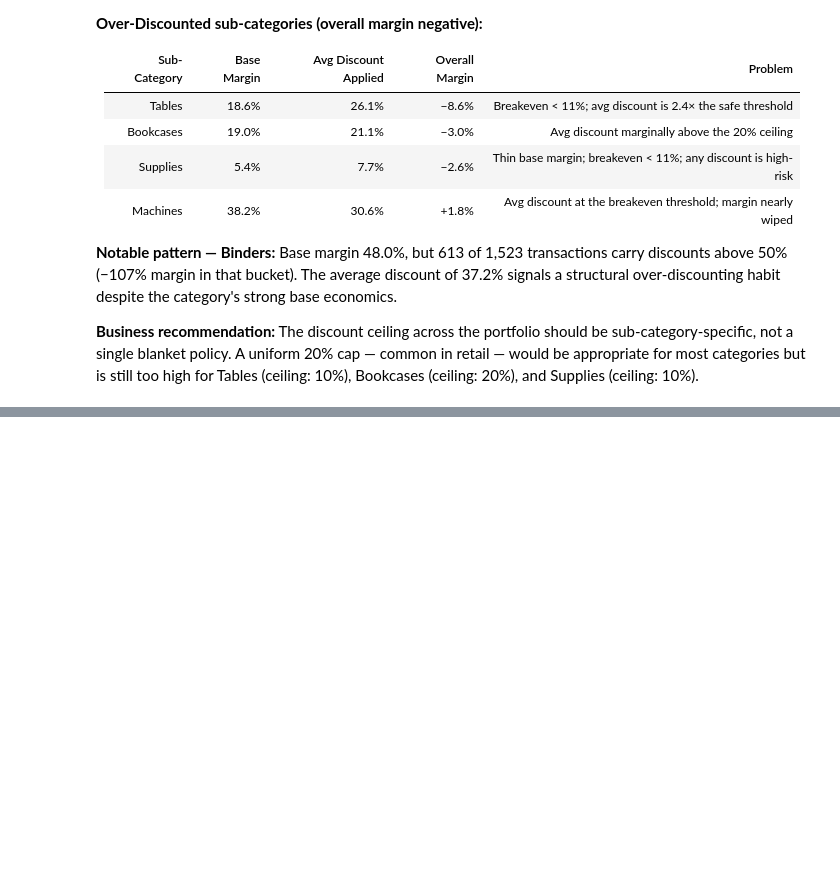
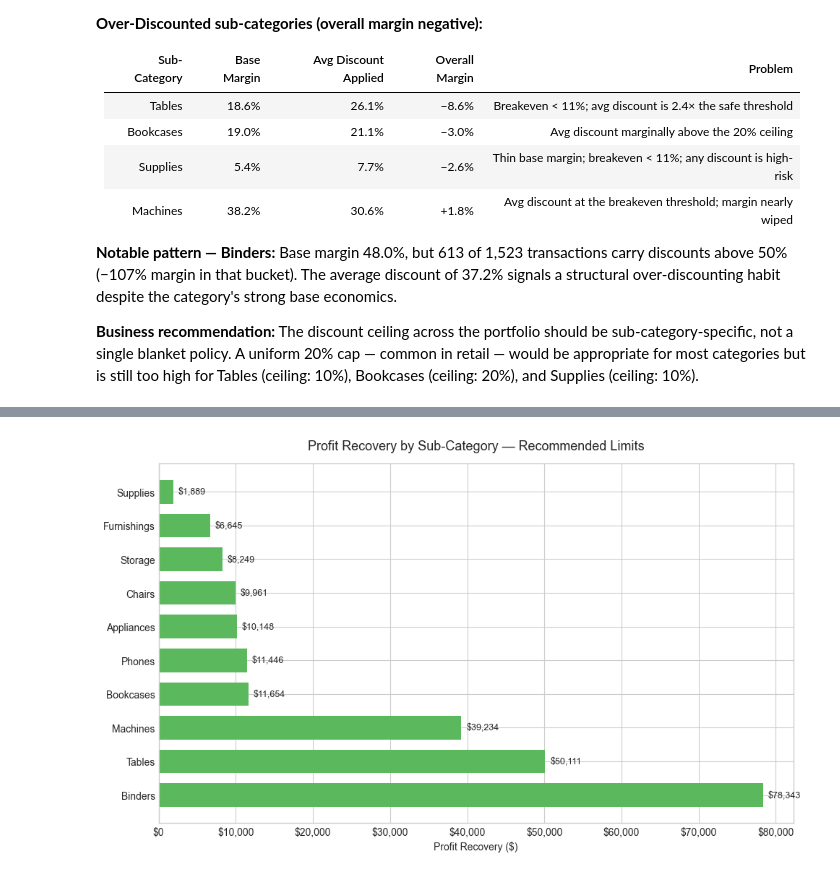
Before and after one commit to JoseFranTZ/superstore-sales-analysis, a Jupyter notebook: notebooks/03_phase2_discounts.ipynb, the cells around one changed output, grey strips where cells are left out. Drawn from its saved outputs; the diff is of its cells as text; code cells hidden in the pictures; blank space fills up the shorter version.

```diff
--- a/notebooks/03_phase2_discounts.ipynb
+++ b/notebooks/03_phase2_discounts.ipynb
@@ -241,0 +666,32 @@ STATUS_COLORS = {
+# %%
+# Visual B — Profit Recovery Under Differentiated Limits (Scenario B)
+
+gain_positive_B = gain_by_cat_B[gain_by_cat_B > 0].sort_values(ascending=True)
+
+fig, ax = plt.subplots(figsize=(10, 6))
+
+y_pos = range(len(gain_positive_B))
+ax.barh(list(y_pos), gain_positive_B.values, color='#5cb85c', height=0.7)
+ax.invert_yaxis()
+
+ax.set_yticks(list(y_pos))
+ax.set_yticklabels(gain_positive_B.index)
+ax.set_xlabel('Profit Recovery ($)')
+ax.set_title('Profit Recovery by Sub-Category — Recommended Limits', fontsize=13, pad=14)
+ax.xaxis.set_major_formatter(plt.FuncFormatter(lambda x, _: f'${x:,.0f}'))
+
+for i, (cat, val) in enumerate(gain_positive_B.items()):
+    ax.annotate(
+        f'${val:,.0f}',
+        xy=(val, i),
+        xytext=(5, 0),
+        textcoords='offset points',
+        va='center',
+        fontsize=9
+    )
+
+plt.tight_layout()
+plt.savefig('../visuals/09f_phase2_scenario_B.png', dpi=150, bbox_inches='tight')
+plt.show()
+# %% [output]
+[figure, added]
```
Also changed, not shown: parts of 15 cells of this notebook, 6 other files.
